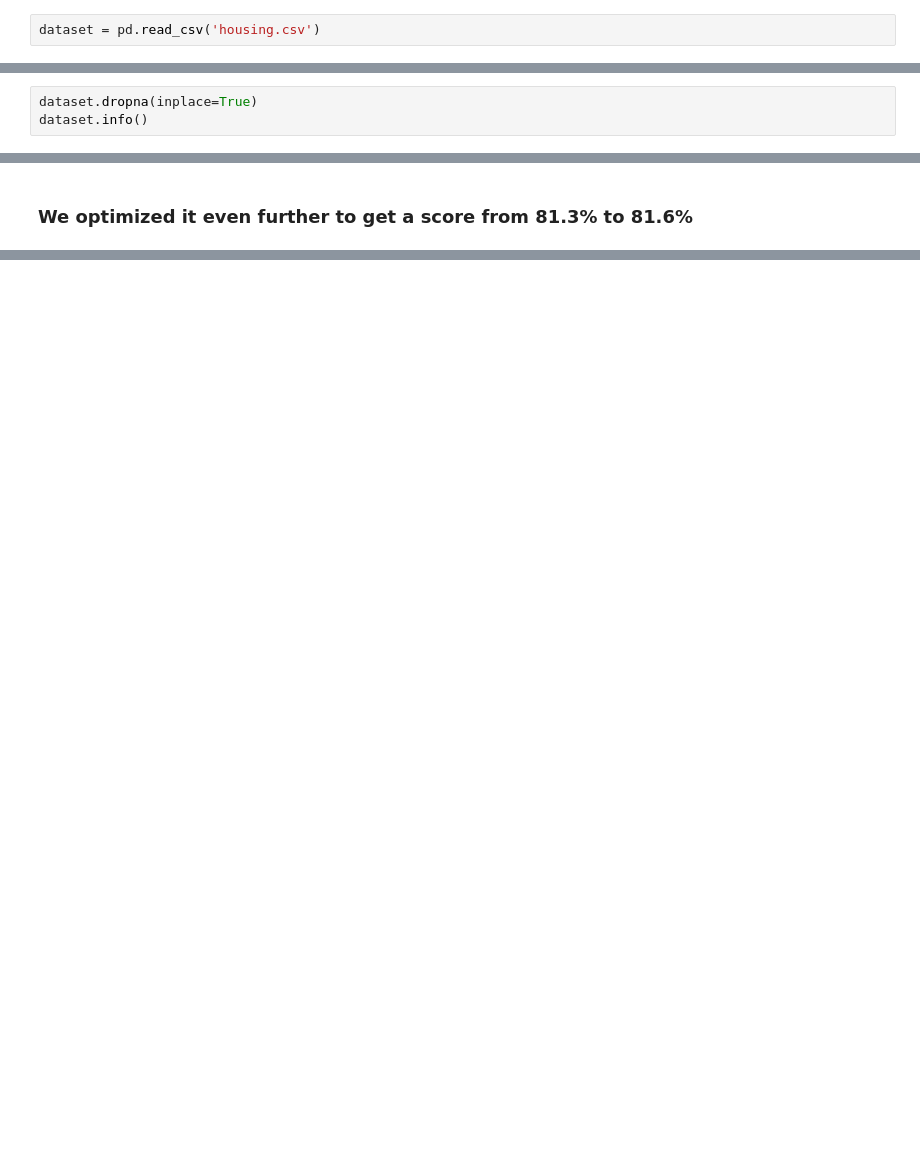
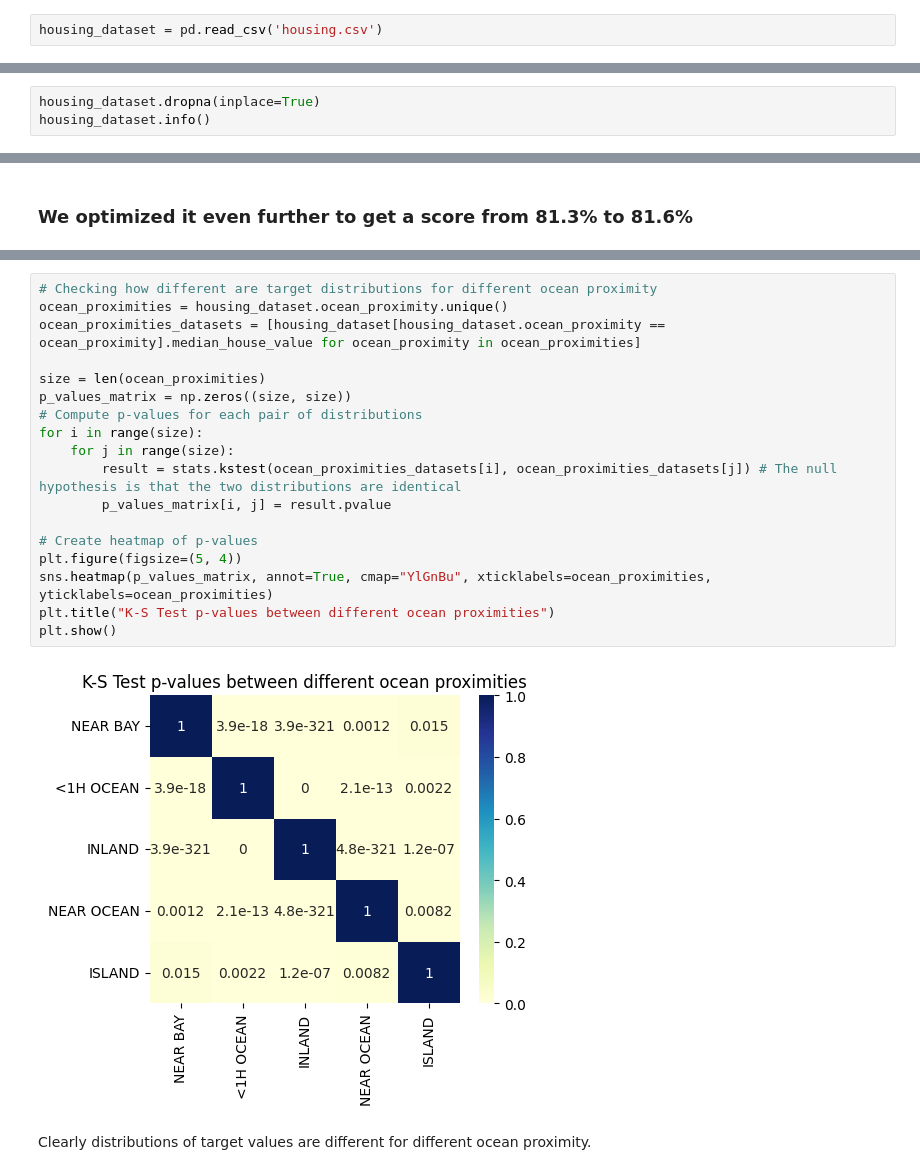
Before and after one commit to dfatih/ContinualLearning, a Jupyter notebook: main.ipynb, the cells around one changed output, grey strips where cells are left out. Saved outputs shown, nothing was run; the diff lists cells and outputs as text; blank space fills up the shorter version.

```diff
--- a/main.ipynb
+++ b/main.ipynb
@@ -6,3 +21,3 @@ import seaborn as sns
 # %%
-dataset = pd.read_csv('housing.csv')
+housing_dataset = pd.read_csv('housing.csv')
 # %%
@@ -24,8 +39,8 @@ dataset
 # %% [markdown]
 ## Clean Up Data
 # %%
-dataset.dropna(inplace=True)
-dataset.info()
+housing_dataset.dropna(inplace=True)
+housing_dataset.info()
 # %% [output]
 <class 'pandas.core.frame.DataFrame'>
 Index: 20433 entries, 0 to 20639
@@ -342,0 +373,22 @@ By comparing the plots for the train and test subsets, we cannot visually detect
+# %%
+# Checking how different are target distributions for different ocean proximity
+ocean_proximities = housing_dataset.ocean_proximity.unique()
+ocean_proximities_datasets = [housing_dataset[housing_dataset.ocean_proximity == ocean_proximity].median_house_value for ocean_proximity in ocean_proximities]
+
+size = len(ocean_proximities)
+p_values_matrix = np.zeros((size, size))
+# Compute p-values for each pair of distributions
+for i in range(size):
+    for j in range(size):
+        result = stats.kstest(ocean_proximities_datasets[i], ocean_proximities_datasets[j]) # The null hypothesis is that the two distributions are identical
+        p_values_matrix[i, j] = result.pvalue
+
+# Create heatmap of p-values
+plt.figure(figsize=(5, 4))
+sns.heatmap(p_values_matrix, annot=True, cmap="YlGnBu", xticklabels=ocean_proximities, yticklabels=ocean_proximities)
+plt.title("K-S Test p-values between different ocean proximities")
+plt.show()
+# %% [output]
+[figure, added]
+# %% [markdown]
+Clearly distributions of target values are different for different ocean proximity.
```
Also changed, not shown: parts of 43 cells of this notebook.
